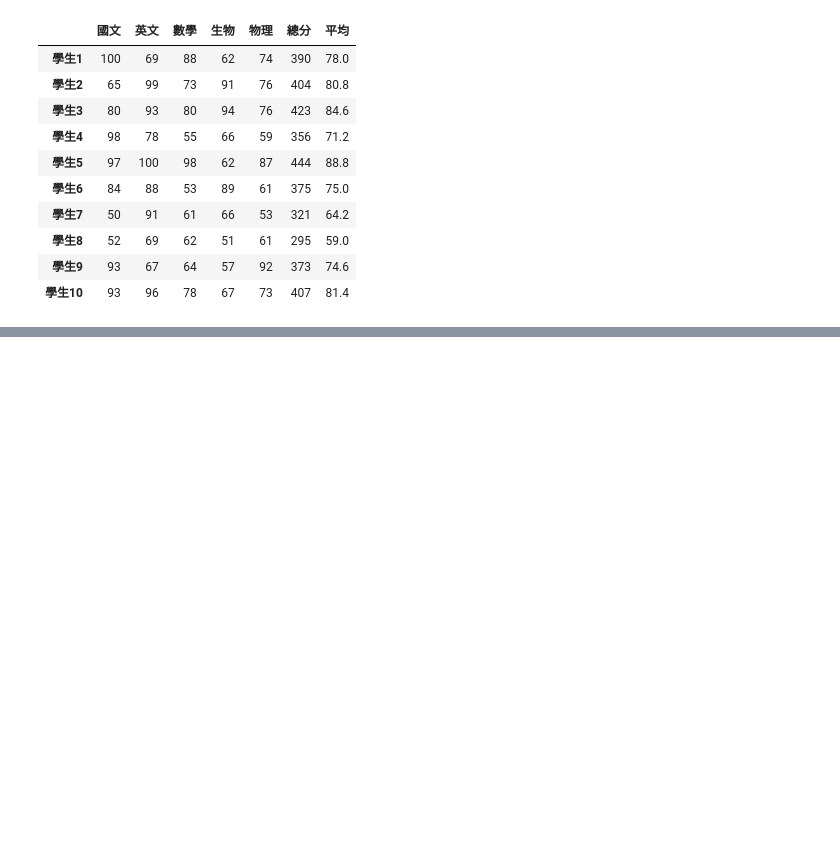
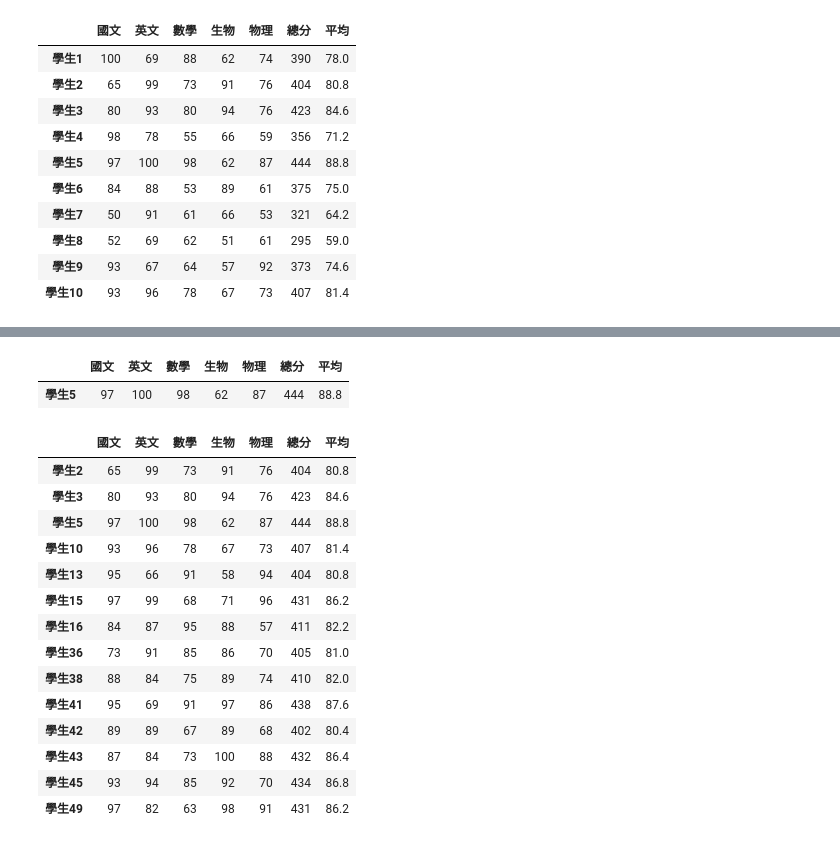
Before and after one commit to margart0114/Python_20250503, a Jupyter notebook: lesson13/lesson13_3.ipynb, the cells around one changed output, grey strips where cells are left out. Saved outputs shown, nothing was run; the diff lists cells and outputs as text; code cells hidden in the pictures; blank space fills up the shorter version.

```diff
--- a/lesson13/lesson13_3.ipynb
+++ b/lesson13/lesson13_3.ipynb
@@ -170,0 +193,23 @@ students10
+# %%
+students10[students["數學"]>=90]
+# %% [output]
+|  | 國文 | 英文 | 數學 | 生物 | 物理 | 總分 | 平均 |
+| 學生5 | 97 | 100 | 98 | 62 | 87 | 444 | 88.8 |
+# %%
+students_finish[students_finish["總分"]>=400]
+# %% [output]
+|  | 國文 | 英文 | 數學 | 生物 | 物理 | 總分 | 平均 |
+| 學生2 | 65 | 99 | 73 | 91 | 76 | 404 | 80.8 |
+| 學生3 | 80 | 93 | 80 | 94 | 76 | 423 | 84.6 |
+| 學生5 | 97 | 100 | 98 | 62 | 87 | 444 | 88.8 |
+| 學生10 | 93 | 96 | 78 | 67 | 73 | 407 | 81.4 |
+| 學生13 | 95 | 66 | 91 | 58 | 94 | 404 | 80.8 |
+| 學生15 | 97 | 99 | 68 | 71 | 96 | 431 | 86.2 |
+| 學生16 | 84 | 87 | 95 | 88 | 57 | 411 | 82.2 |
+| 學生36 | 73 | 91 | 85 | 86 | 70 | 405 | 81.0 |
+| 學生38 | 88 | 84 | 75 | 89 | 74 | 410 | 82.0 |
+| 學生41 | 95 | 69 | 91 | 97 | 86 | 438 | 87.6 |
+| 學生42 | 89 | 89 | 67 | 89 | 68 | 402 | 80.4 |
+| 學生43 | 87 | 84 | 73 | 100 | 88 | 432 | 86.4 |
+| 學生45 | 93 | 94 | 85 | 92 | 70 | 434 | 86.8 |
+| 學生49 | 97 | 82 | 63 | 98 | 91 | 431 | 86.2 |
```
Also changed, not shown: parts of 2 cells of this notebook.
